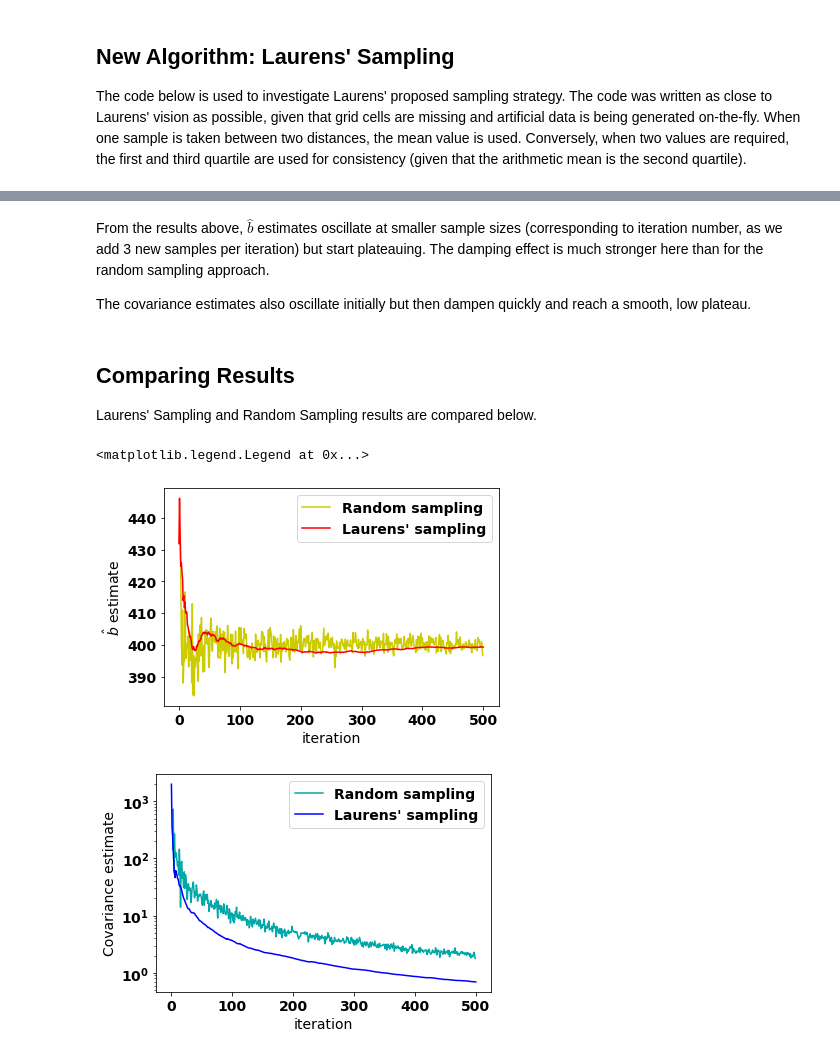
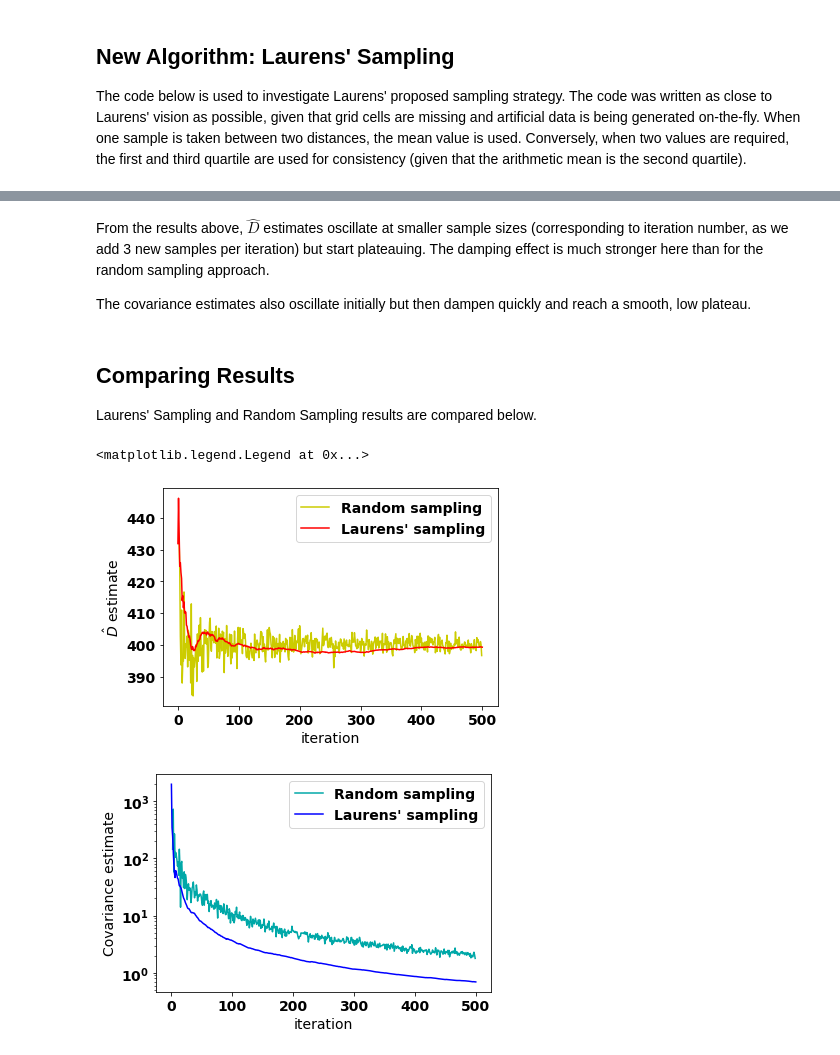
Before and after one commit to mustafa-majid-uu/curvefit_sampling, a Jupyter notebook: sampling.ipynb, the cells around one changed output, grey strips where cells are left out. Cells and saved outputs as stored; diff of their text form; code cells hidden in the pictures.

```diff
--- a/sampling.ipynb
+++ b/sampling.ipynb
@@ -101,7 +101,7 @@ Next, we repeat the random sampling procedure 500 times, by looping over the num
 
 iterations = 500 #the maximum number of samples to generate. Each iteration i will generate i samples.
 sample_size = [] #this list is used as the axis in the plot, as we start from 2 and not 0.
-bhat_arr_rnd = [] #store b-hat estimate per sampling iteration
+Dhat_arr_rnd = [] #store D-hat estimate per sampling iteration
 cov_arr_rnd = [] #store covariance estiamte per sampling iteration
 np.random.seed(0)
 
@@ -112,15 +112,15 @@ for i in range(2,iterations):
     x,y = generate_random_samples(i,0,1000,e)     #generate i samples, with each distance value being within the range [0,1000], and st. error = e
     params, covs = optimize.curve_fit(cordist, xdata = x, ydata = y, p0=400)    #fit curve with generated data and initial guess for parameter as 400km
 
-    bhat_arr_rnd.append(params[0]) #append the b-hat estimate to the b-hat array
+    Dhat_arr_rnd.append(params[0]) #append the D-hat estimate to the D-hat array
     cov_arr_rnd.append(covs[0][0]) #do the same for the covariance array
 
 
-#we begin plotting b-hat and covariance against the sample size
+#we begin plotting D-hat and covariance against the sample size
 plt.figure(1)
-plt.plot(sample_size,bhat_arr_rnd,color=(204/255, 204/255, 0/255) )
+plt.plot(sample_size,Dhat_arr_rnd,color=(204/255, 204/255, 0/255) )
 
-plt.ylabel('$\hat{b}$ estimate')
+plt.ylabel('$\hat{D}$ estimate')
 plt.xlabel('number of samples')
 
 plt.figure(2)
@@ -234,6 +234,6 @@ plt.yscale('log')
 [figure]
 # %% [markdown]
-From the results above, $\hat{b}$ estimates oscillate at smaller sample sizes (corresponding to iteration number, as we add 3 new samples per iteration) but start plateauing. The damping effect is much stronger here than for the random sampling approach.
+From the results above, $\hat{D}$ estimates oscillate at smaller sample sizes (corresponding to iteration number, as we add 3 new samples per iteration) but start plateauing. The damping effect is much stronger here than for the random sampling approach.
 
 The covariance estimates also oscillate initially but then dampen quickly and reach a smooth, low plateau.
 # %% [markdown]
@@ -242,20 +242,20 @@ The covariance estimates also oscillate initially but then dampen quickly and re
 Laurens' Sampling and Random Sampling results are compared below.
 # %%
 plt.figure(5)
-plt.plot(sample_size,bhat_arr_rnd, c=(204/255, 204/255, 0/255) )
-plt.plot(i_arr,bhat_arr, c='red' )
-plt.ylabel('$\hat{b}$ estimate')
+plt.plot(sample_size,Dhat_arr_rnd, c=(204/255, 204/255, 0/255) )
+plt.plot(i_arr,Dhat_arr, c='red' )
+plt.ylabel('$\hat{D}$ estimate')
 plt.xlabel('iteration')
 plt.legend(('Random sampling','Laurens\' sampling'),loc="upper right")
 
 plt.figure(6)
 plt.plot(sample_size,cov_arr_rnd, color=(0, 168/255, 168/255) )
 plt.plot(i_arr,cov_arr, c='blue' )
 plt.yscale('log')
 plt.ylabel('Covariance estimate')
 plt.xlabel('iteration')
 plt.legend(('Random sampling','Laurens\' sampling'),loc="upper right")
 # %% [output]
 <matplotlib.legend.Legend at 0x...>
-[figure, old version]
+[figure, new version]
 [figure]
```
Also changed, not shown: parts of 5 cells of this notebook.
